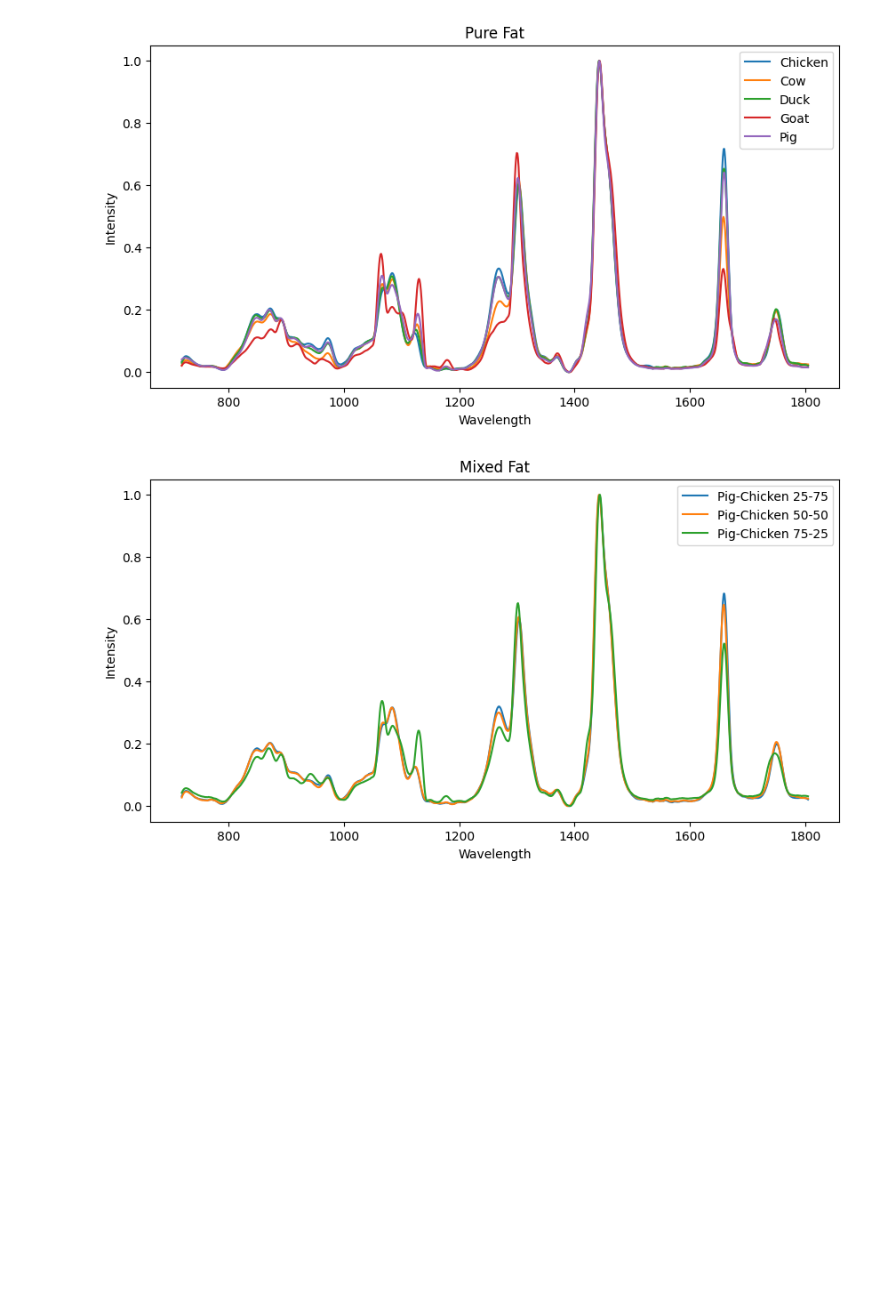
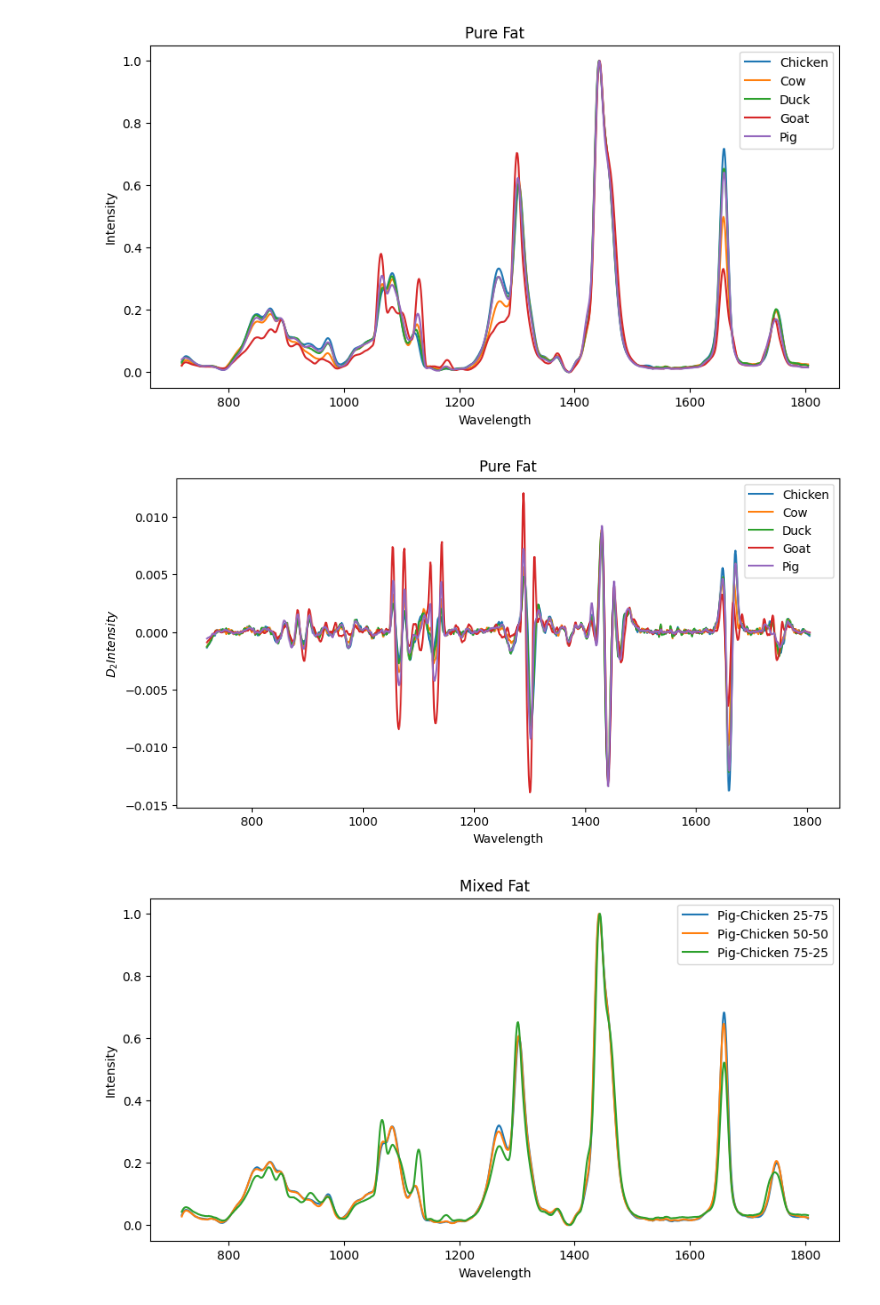
Before and after one commit to ariawahyuw/simulasi-spectra, a Jupyter notebook: Simulasi 3/mean-analysis.ipynb, the cells around one changed output. Saved outputs shown, nothing was run; the diff lists cells and outputs as text; code cells hidden in the pictures; blank space fills up the shorter version.

```diff
--- a/Simulasi 3/mean-analysis.ipynb
+++ b/Simulasi 3/mean-analysis.ipynb
@@ -48,6 +49,26 @@ plt.ylabel('Intensity')
 plt.show()
 # %% [output]
 [figure]
+# %%
+chicken['d2_intensity'] = savgol_filter(chicken['Intensity'].values, 6, 3, 2)
+cow['d2_intensity'] = savgol_filter(cow['Intensity'].values, 6, 3, 2)
+duck['d2_intensity'] = savgol_filter(duck['Intensity'].values, 6, 3, 2)
+goat['d2_intensity'] = savgol_filter(goat['Intensity'].values, 6, 3, 2)
+pig['d2_intensity'] = savgol_filter(pig['Intensity'].values, 6, 3, 2)
+# %%
+plt.figure(figsize=(10, 5))
+plt.plot(chicken['Wavelength'], chicken['d2_intensity'], label='Chicken')
+plt.plot(cow['Wavelength'], cow['d2_intensity'], label='Cow')
+plt.plot(duck['Wavelength'], duck['d2_intensity'], label='Duck')
+plt.plot(goat['Wavelength'], goat['d2_intensity'], label='Goat')
+plt.plot(pig['Wavelength'], pig['d2_intensity'], label='Pig')
+plt.legend()
+plt.title('Pure Fat')
+plt.xlabel('Wavelength')
+plt.ylabel('$D_2 Intensity$')
+plt.show()
+# %% [output]
+[figure, added]
 # %%
 plt.figure(figsize=(10, 5))
 plt.plot(pig_chicken_25_75['Wavelength'], pig_chicken_25_75['Intensity'], label='Pig-Chicken 25-75')
```
Also changed, not shown: parts of 1 cell of this notebook, 2 other files.
